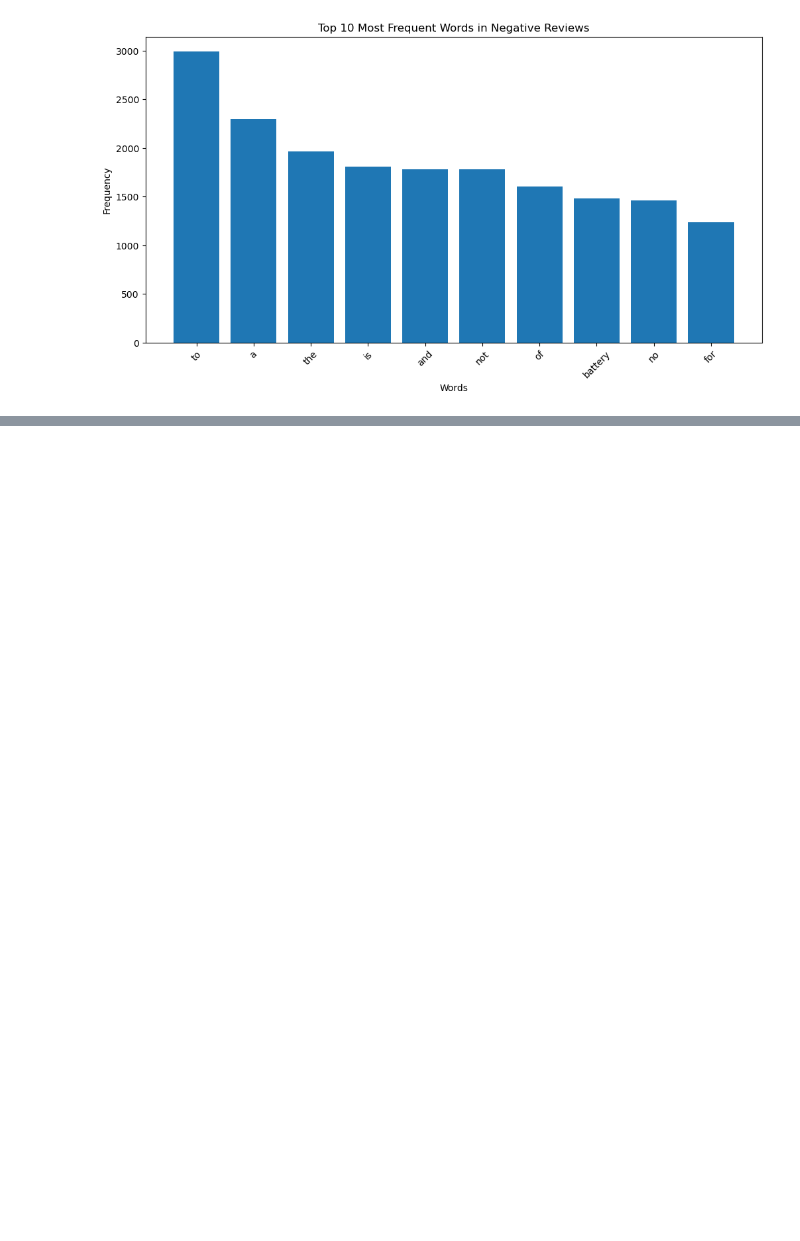
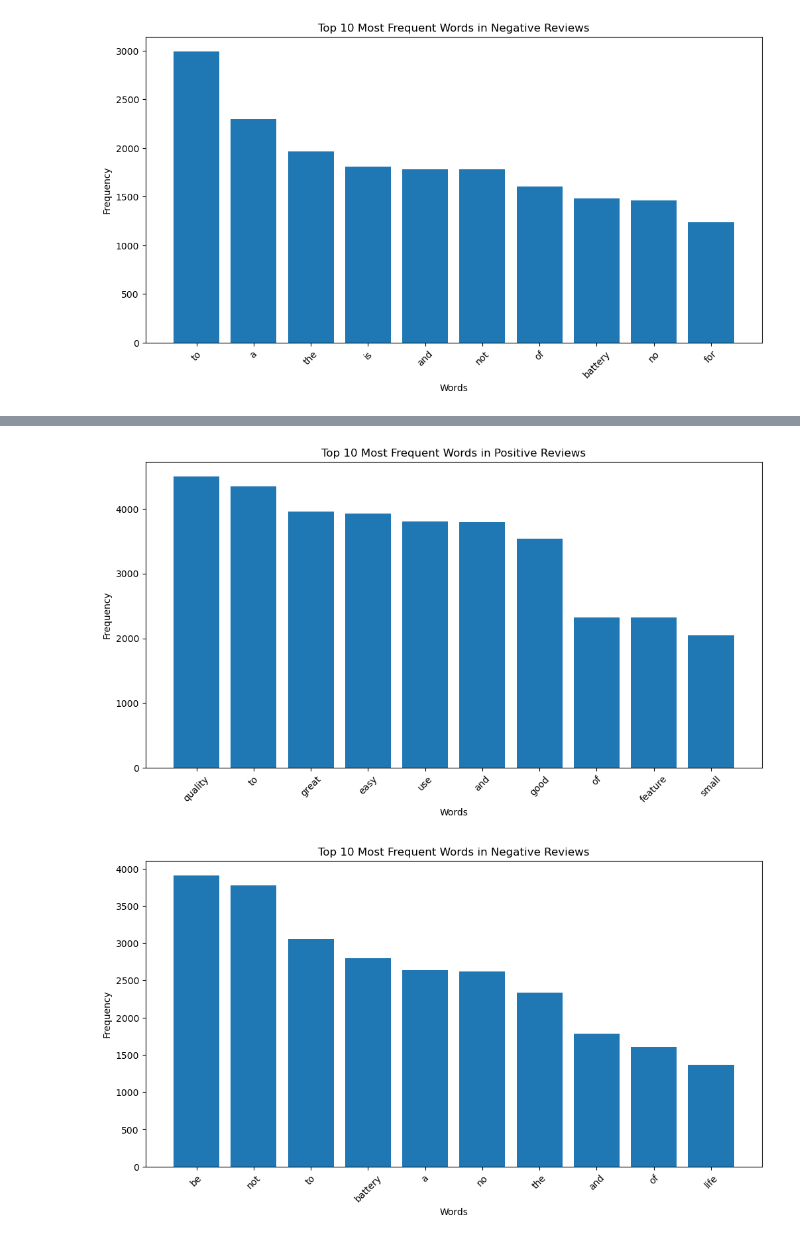
Before and after one commit to sokliengphat1/Sentiment-Analysis-for-Product-Reviews, a Jupyter notebook: Sentiment_Classification_Analysis.ipynb, the cells around one changed output, grey strips where cells are left out. Saved outputs shown, nothing was run; the diff lists cells and outputs as text; code cells hidden in the pictures; blank space fills up the shorter version.

```diff
--- a/Sentiment_Classification_Analysis.ipynb
+++ b/Sentiment_Classification_Analysis.ipynb
@@ -171,0 +555,3 @@ plot_top_words_frequency(negative_tokens, 'Top 10 Most Frequent Words in Negativ
+# %%
+# Apply function log_review_length to cleaned_review_text
+data['log_review_length'] = data['cleaned_review_text'].apply(log_review_length)
@@ -171,0 +614,3 @@ plot_top_words_frequency(negative_tokens, 'Top 10 Most Frequent Words in Negativ
+# %%
+# Apply function get_emotion_label to cleaned_review_text
+data['emotion_label'] = data['cleaned_review_text'].apply(get_emotion_label)
@@ -171,0 +634,14 @@ plot_top_words_frequency(negative_tokens, 'Top 10 Most Frequent Words in Negativ
+# %%
+def calculate_sentiment_score(phrase):
+    # Create a TextBlob object
+    blob = TextBlob(phrase)
+
+    # Get the sentiment score
+    sentiment_score = blob.sentiment.polarity
+
+    return sentiment_score
+
+# Sample usage
+phrase = "This movie is great and wonderful, but it made me sad."
+sentiment_score = calculate_sentiment_score(phrase)
+print("Sentiment score:", sentiment_score)
@@ -171,0 +650,3 @@ plot_top_words_frequency(negative_tokens, 'Top 10 Most Frequent Words in Negativ
+# %%
+# Apply function calculate_sentiment_score to cleaned_review_text
+data['sentiment_score'] = data['cleaned_review_text'].apply(calculate_sentiment_score)
@@ -171,0 +667,13 @@ plot_top_words_frequency(negative_tokens, 'Top 10 Most Frequent Words in Negativ
+# %%
+# Split the reviews
+positive_tokens = ' '.join(data[data['label'] == 1]['cleaned_review_text']).split()
+negative_tokens = ' '.join(data[data['label'] == 0]['cleaned_review_text']).split()
+
+# Plot top 10 most frequent words in positive reviews
+plot_top_words_frequency(positive_tokens, 'Top 10 Most Frequent Words in Positive Reviews')
+
+# Plot top 10 most frequent words in negative reviews
+plot_top_words_frequency(negative_tokens, 'Top 10 Most Frequent Words in Negative Reviews')
+# %% [output]
+[figure, added]
+[figure, added]
```
Also changed, not shown: parts of 77 cells of this notebook.
